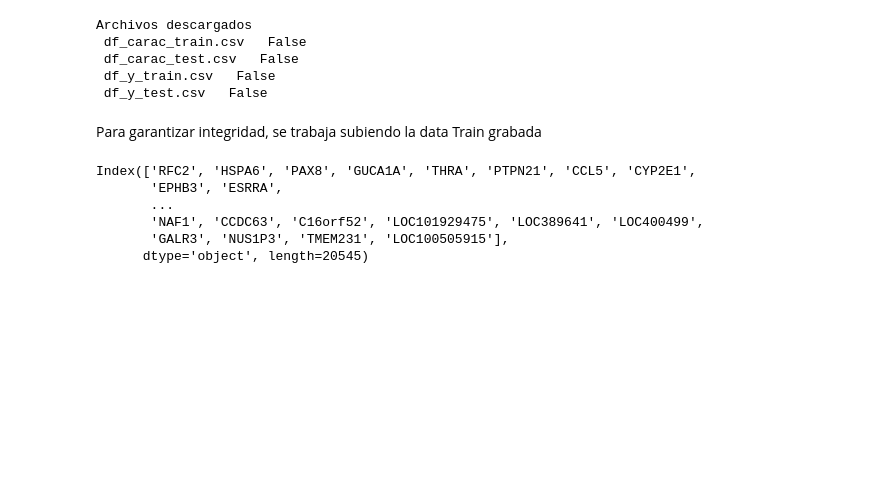
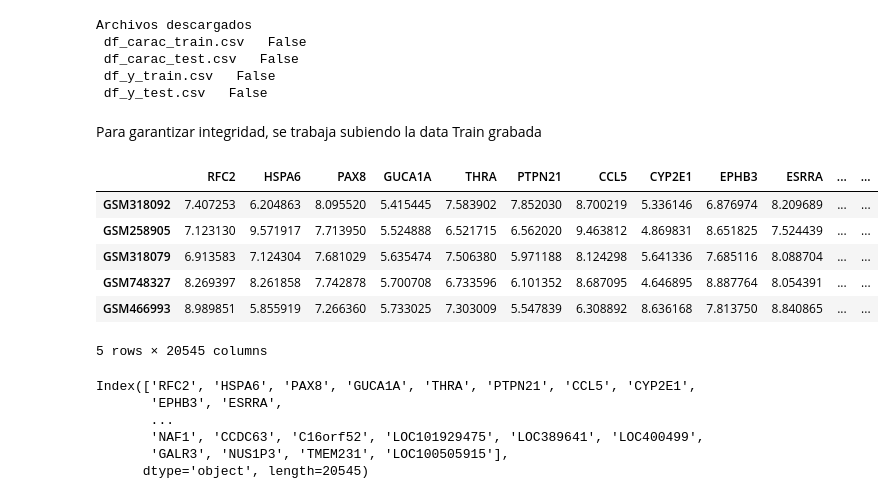
Before and after one commit to Jantunev/ProyectoML, a Jupyter notebook: 1_OrdenarData.ipynb, the cells around one changed output. Saved outputs shown, nothing was run; the diff lists cells and outputs as text; code cells hidden in the pictures; blank space fills up the shorter version.

```diff
--- a/1_OrdenarData.ipynb
+++ b/1_OrdenarData.ipynb
@@ -295,6 +323,16 @@ Para garantizar integridad, se trabaja subiendo la data Train grabada
 # %%
 X_train=pd.read_csv('df_carac_train.csv',index_col=0)
 y_train=pd.read_csv('df_y_train.csv',index_col=0)
+# %%
+X_train.head()
+# %% [output]
+|  | RFC2 | HSPA6 | PAX8 | GUCA1A | THRA | PTPN21 | CCL5 | CYP2E1 | EPHB3 | ESRRA | ... | ... |
+| GSM318092 | 7.407253 | 6.204863 | 8.095520 | 5.415445 | 7.583902 | 7.852030 | 8.700219 | 5.336146 | 6.876974 | 8.209689 | ... | ... |
+| GSM258905 | 7.123130 | 9.571917 | 7.713950 | 5.524888 | 6.521715 | 6.562020 | 9.463812 | 4.869831 | 8.651825 | 7.524439 | ... | ... |
+| GSM318079 | 6.913583 | 7.124304 | 7.681029 | 5.635474 | 7.506380 | 5.971188 | 8.124298 | 5.641336 | 7.685116 | 8.088704 | ... | ... |
+| GSM748327 | 8.269397 | 8.261858 | 7.742878 | 5.700708 | 6.733596 | 6.101352 | 8.687095 | 4.646895 | 8.887764 | 8.054391 | ... | ... |
+| GSM466993 | 8.989851 | 5.855919 | 7.266360 | 5.733025 | 7.303009 | 5.547839 | 6.308892 | 8.636168 | 7.813750 | 8.840865 | ... | ... |
+5 rows × 20545 columns
 # %%
 columnas=X_train.columns
 print(columnas)
```
Also changed, not shown: parts of 17 cells of this notebook.
